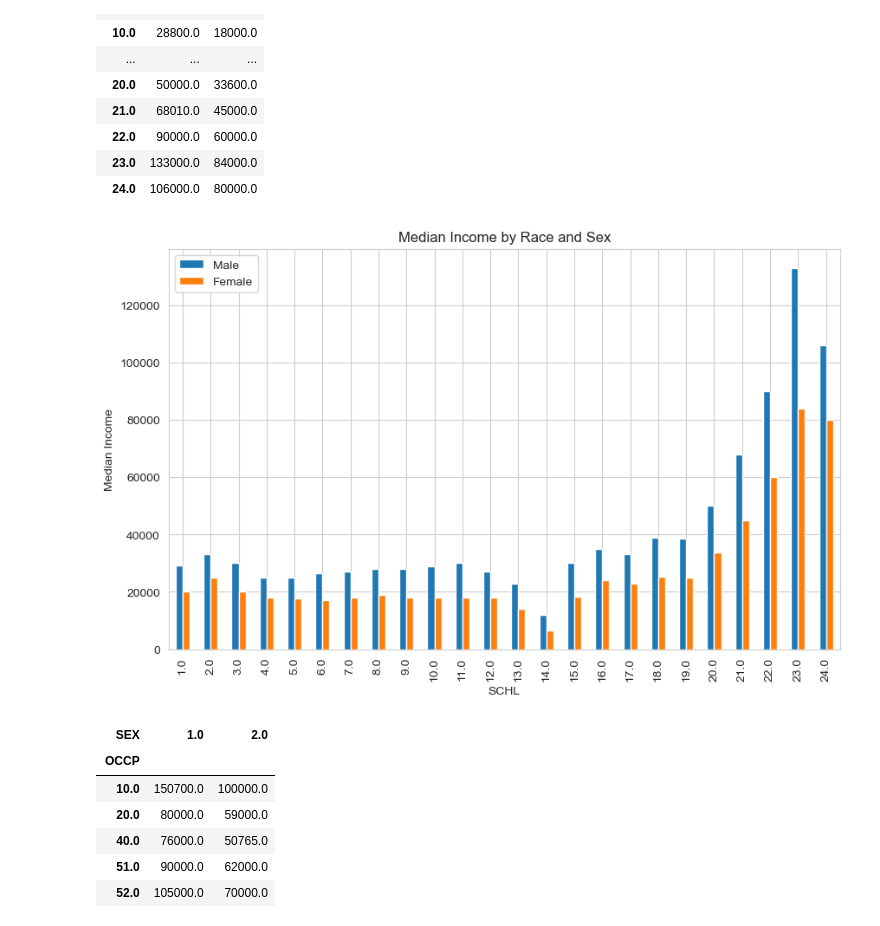
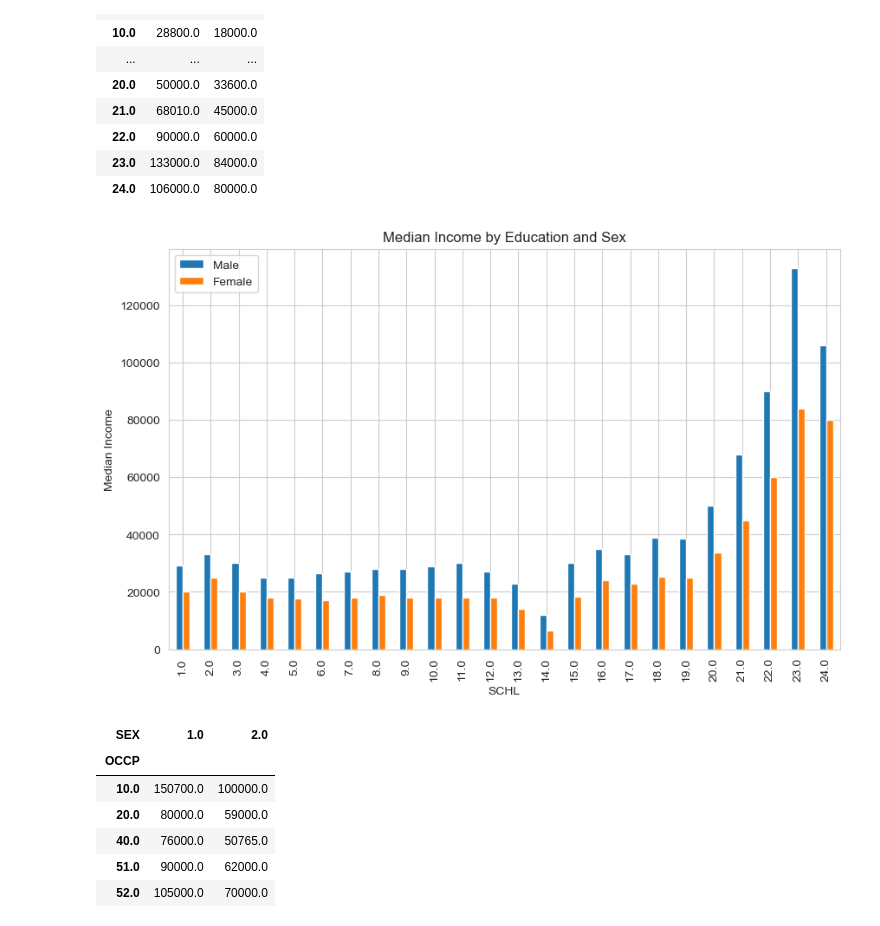
Before and after one commit to harshatha-prasanna/gender_data_bias, a Jupyter notebook: data_exploration.ipynb, the cells around one changed output. Cells and saved outputs as stored; diff of their text form; code cells hidden in the pictures.

```diff
--- a/data_exploration.ipynb
+++ b/data_exploration.ipynb
@@ -351,11 +432,11 @@ pivot_edu_sex
 # %%
 pivot_edu_sex.plot(kind='bar', figsize=(10,6))
 plt.ylabel('Median Income')
-plt.title('Median Income by Race and Sex')
+plt.title('Median Income by Education and Sex')
 plt.legend(['Male', 'Female'])
 plt.show()
 # %% [output]
-[figure, old version]
+[figure, new version]
 # %%
 top_occupations = income_df['OCCP'].value_counts().head(50).index
 
```
Also changed, not shown: parts of 11 cells of this notebook, 5 other files.
